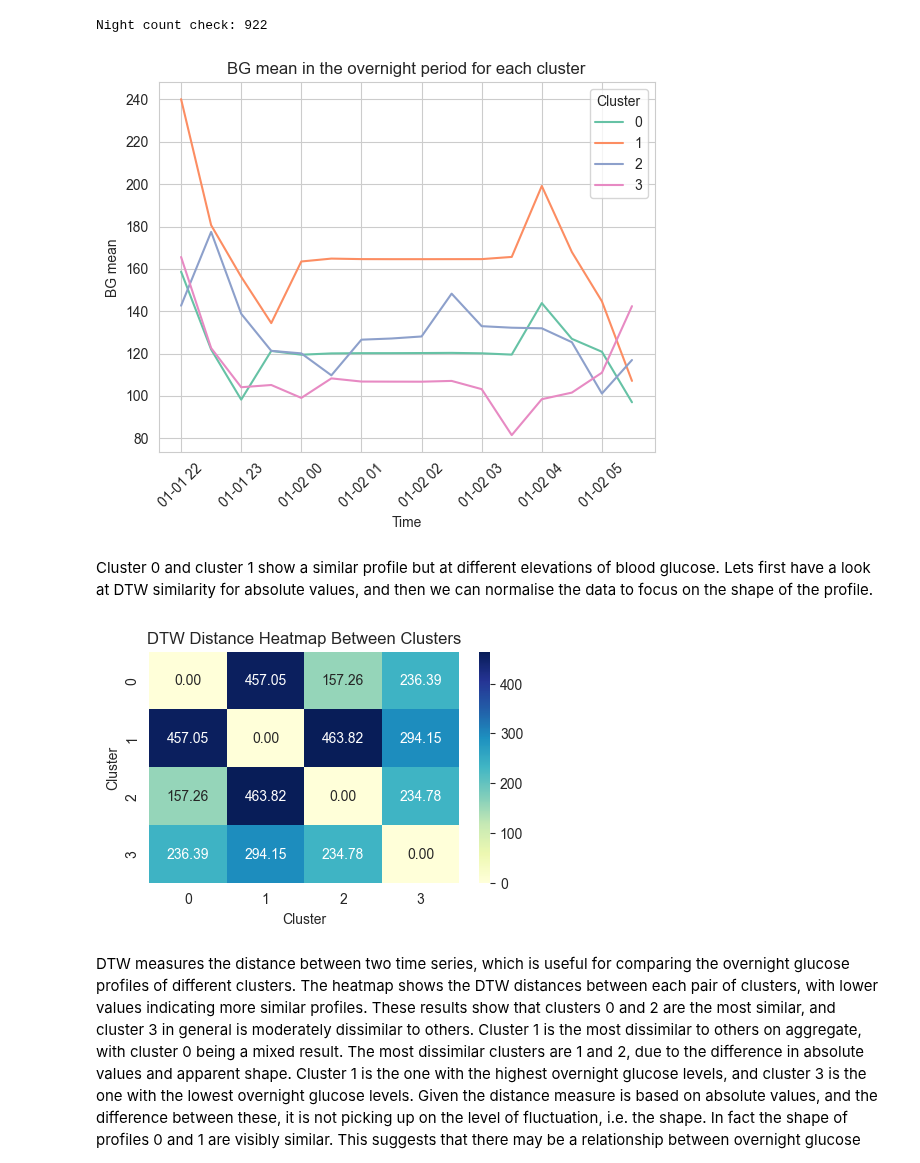
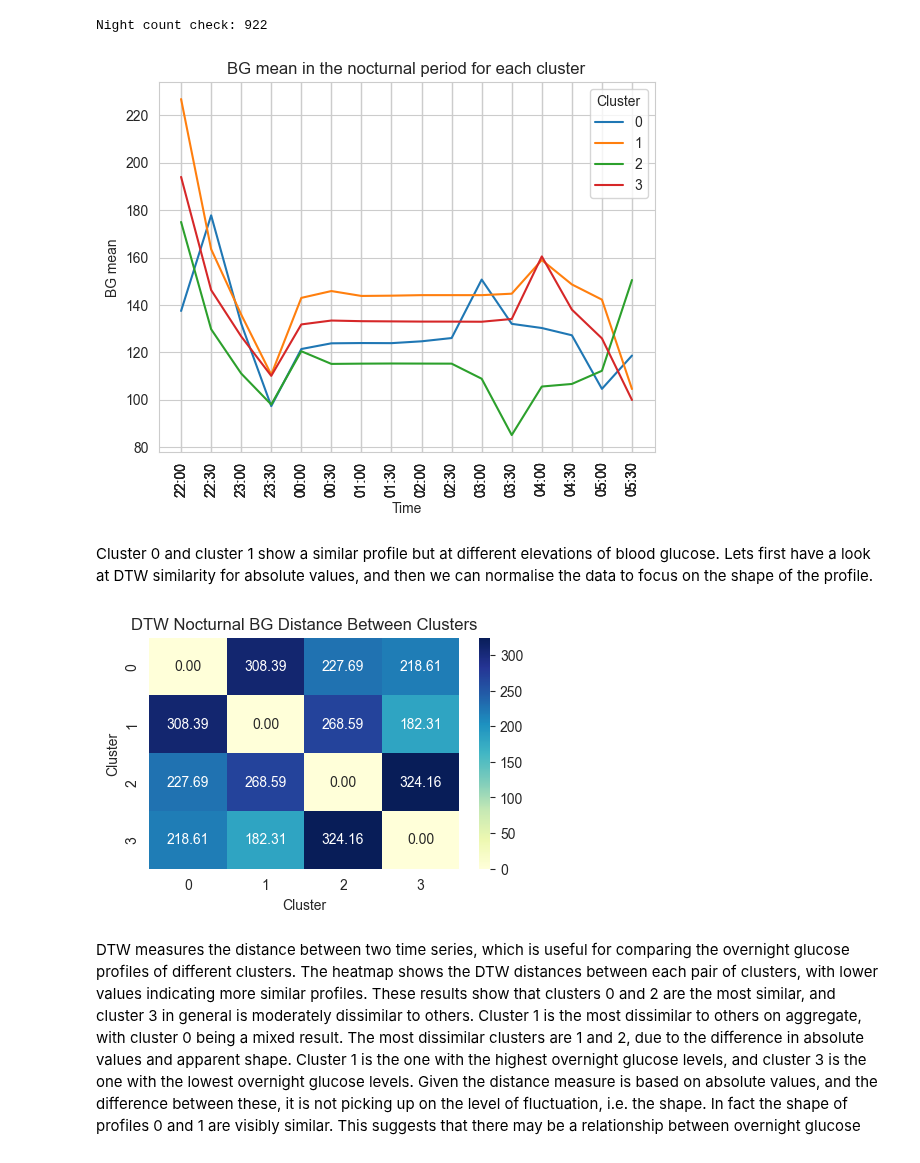
Before and after one commit to rdbrist/masters_project, a Jupyter notebook: notebooks/2.03b-rd-analysis-of-night-clusters.ipynb, the cells around one changed output. Cells and saved outputs as stored; diff of their text form; code cells hidden in the pictures.

```diff
--- a/notebooks/2.03b-rd-analysis-of-night-clusters.ipynb
+++ b/notebooks/2.03b-rd-analysis-of-night-clusters.ipynb
@@ -78,7 +88,7 @@ df_overnight = consolidate_df_from_nights(nights_objects)
 print(f'Night count check: {len(df_overnight.reset_index()[["id","night_start_date"]].drop_duplicates())}')
 variables = ['cob mean', 'iob mean', 'bg mean']
 
-df_long_bg = dba_by_cluster(df_overnight, variables, night_start.hour, morning_end.hour, 'tsne_cluster_label' )
+df_long_bg = dba_by_cluster(df_overnight, variables, night_start.hour, morning_end.hour, 'cluster_label' )
 # %% [output]
 Night count check: 922
 # %%
@@ -91,44 +101,44 @@ def plot_cluster_bg_profiles(df, col):
     plt.xlabel('Time')
     plt.ylabel('BG mean')
     plt.legend(title='Cluster')
-    plt.title('BG mean in the overnight period for each cluster')
+    plt.title('BG mean in the nocturnal period for each cluster')
     plt.xticks(df['time'], labels=x_labels, rotation=90)
-    plt.savefig(FIGURES_DIR / 'cluster_nocturnal_bg_profiles.png')
+    plt.savefig(FIGURES_DIR / f'cluster_nocturnal_bg_profiles_{col.replace(" ", "_")}.png')
     plt.show()
 
-
 plot_cluster_bg_profiles(df_long_bg, 'bg mean')
 # %% [output]
-[figure, old version]
+[figure, new version]
 # %% [markdown]
 Cluster 0 and cluster 1 show a similar profile but at different elevations of blood glucose. Lets first have a look at DTW similarity for absolute values, and then we can normalise the data to focus on the shape of the profile.
 # %%
-def heatmap_dtw_distance(df, col):
+def heatmap_dtw_distance(df, col, title):
     clusters = sorted(df['cluster'].unique())
     n = len(clusters)
     dtw_matrix = np.zeros((n, n))
 
     for i, c1 in enumerate(clusters):
         arr1 = df[df['cluster'] == c1][col].to_list()
         for j, c2 in enumerate(clusters):
             if i <= j:
                 arr2 = df[df['cluster'] == c2][col].to_list()
                 distance, _, _, _ = dtw(arr1, arr2, dist=lambda x, y: abs(x - y))
                 dtw_matrix[i, j] = distance
                 dtw_matrix[j, i] = distance
 
     dtw_df = pd.DataFrame(dtw_matrix, index=clusters, columns=clusters)
 
     plt.figure(figsize=(5, 3))
     sns.heatmap(dtw_df, annot=True, fmt=".2f", cmap="YlGnBu")
-    plt.title("DTW Distance Heatmap Between Clusters")
+    plt.title(title)
     plt.xlabel("Cluster")
     plt.ylabel("Cluster")
+    plt.savefig(FIGURES_DIR / (title.replace(' ', '_') + '.png'))
     plt.show()
 
-heatmap_dtw_distance(df_long_bg, 'bg mean')
+heatmap_dtw_distance(df_long_bg, 'bg mean', "DTW Nocturnal BG Distance Between Clusters")
 # %% [output]
-[figure, old version]
+[figure, new version]
 # %% [markdown]
 DTW measures the distance between two time series, which is useful for comparing the overnight glucose profiles of different clusters. The heatmap shows the DTW distances between each pair of clusters, with lower values indicating more similar profiles. These results show that clusters 0 and 2 are the most similar, and cluster 3 in general is moderately dissimilar to others. Cluster 1 is the most dissimilar to others on aggregate, with cluster 0 being a mixed result. The most dissimilar clusters are 1 and 2, due to the difference in absolute values and apparent shape. Cluster 1 is the one with the highest overnight glucose levels, and cluster 3 is the one with the lowest overnight glucose levels. Given the distance measure is based on absolute values, and the difference between these, it is not picking up on the level of fluctuation, i.e. the shape. In fact the shape of profiles 0 and 1 are visibly similar. This suggests that there may be a relationship between overnight glucose levels and the shape of the profile. If we normalise the data it will further focus on the shape rather than the absolute values, which may be more useful for comparing clusters, given that clusters may be focusing on people with generally higher or lower overnight glucose levels.
 # %%
```
Also changed, not shown: parts of 3 cells of this notebook.
